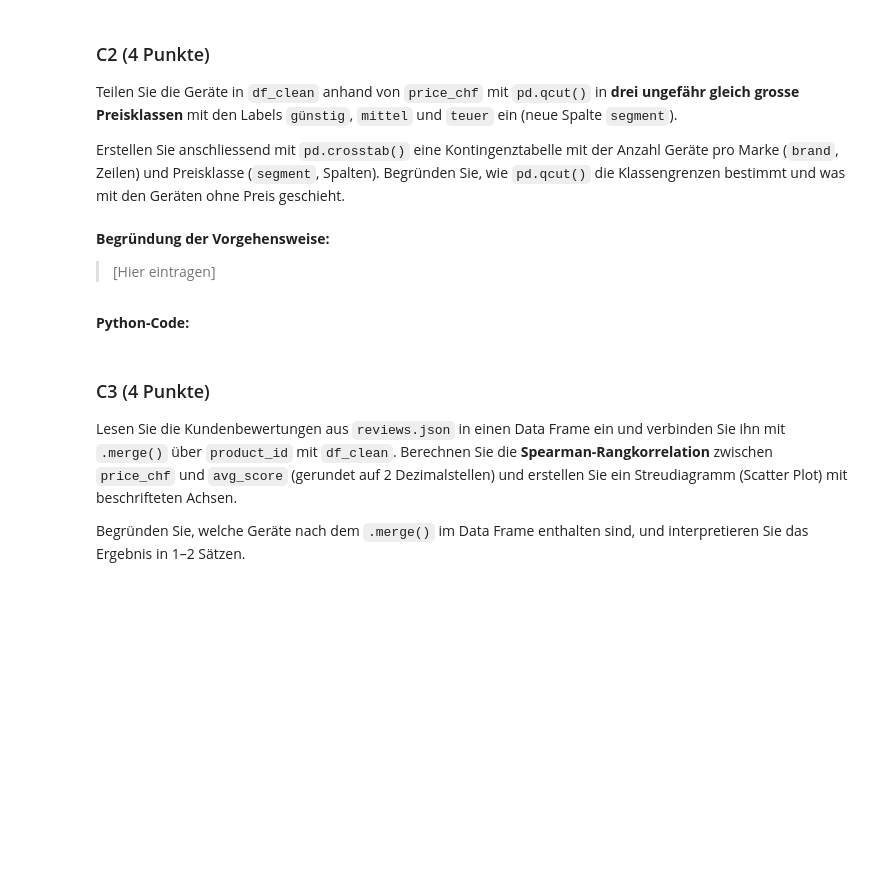
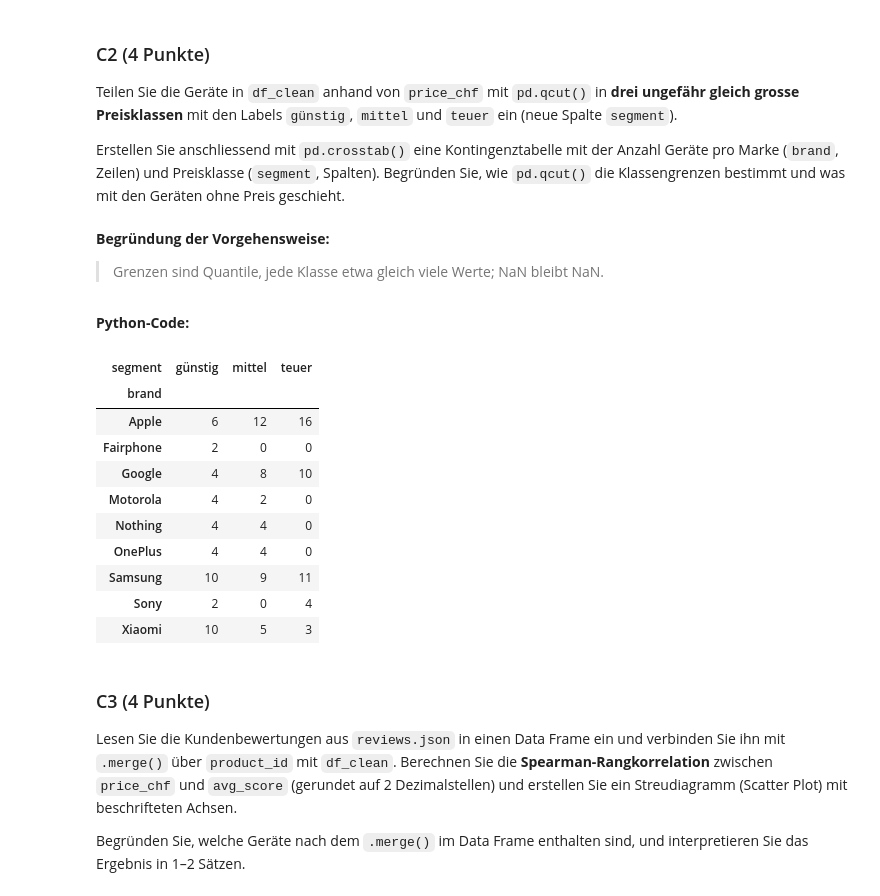
Before and after one commit to zman-ch/DS_HS2026_LNW, a Jupyter notebook: DS_HS2026_LNW_I_Examples/AP02/AP02_Datenbeschaffung_Aufbereitung_EDA.ipynb, the cells around one changed output. Cells and saved outputs as stored; diff of their text form; code cells hidden in the pictures; blank space fills up the shorter version.

```diff
--- a/DS_HS2026_LNW_I_Examples/AP02/AP02_Datenbeschaffung_Aufbereitung_EDA.ipynb
+++ b/DS_HS2026_LNW_I_Examples/AP02/AP02_Datenbeschaffung_Aufbereitung_EDA.ipynb
@@ -448,6 +436,6 @@ Erstellen Sie anschliessend mit `pd.crosstab()` eine Kontingenztabelle mit der A
 # %% [markdown]
 **Begründung der Vorgehensweise:**
 
-> [Hier eintragen]
+> Grenzen sind Quantile, jede Klasse etwa gleich viele Werte; NaN bleibt NaN.
 # %% [markdown]
 **Python-Code:**
@@ -456,3 +442,20 @@ Erstellen Sie anschliessend mit `pd.crosstab()` eine Kontingenztabelle mit der A
+# %%
+# Code hier eintragen
+df_clean['segment'] = pd.qcut(df_clean['price_chf'], q=3, labels=['günstig', 'mittel', 'teuer'])
+crosstab = pd.crosstab(df_clean['brand'], df_clean['segment'])
+crosstab
+# %% [output]
+| segment | günstig | mittel | teuer |
+| brand |  |  |  |
+| Apple | 6 | 12 | 16 |
+| Fairphone | 2 | 0 | 0 |
+| Google | 4 | 8 | 10 |
+| Motorola | 4 | 2 | 0 |
+| Nothing | 4 | 4 | 0 |
+| OnePlus | 4 | 4 | 0 |
+| Samsung | 10 | 9 | 11 |
+| Sony | 2 | 0 | 4 |
+| Xiaomi | 10 | 5 | 3 |
 # %% [markdown]
 ### C3 (4 Punkte)
 
```
Also changed, not shown: parts of 7 cells of this notebook, 35 other files.
